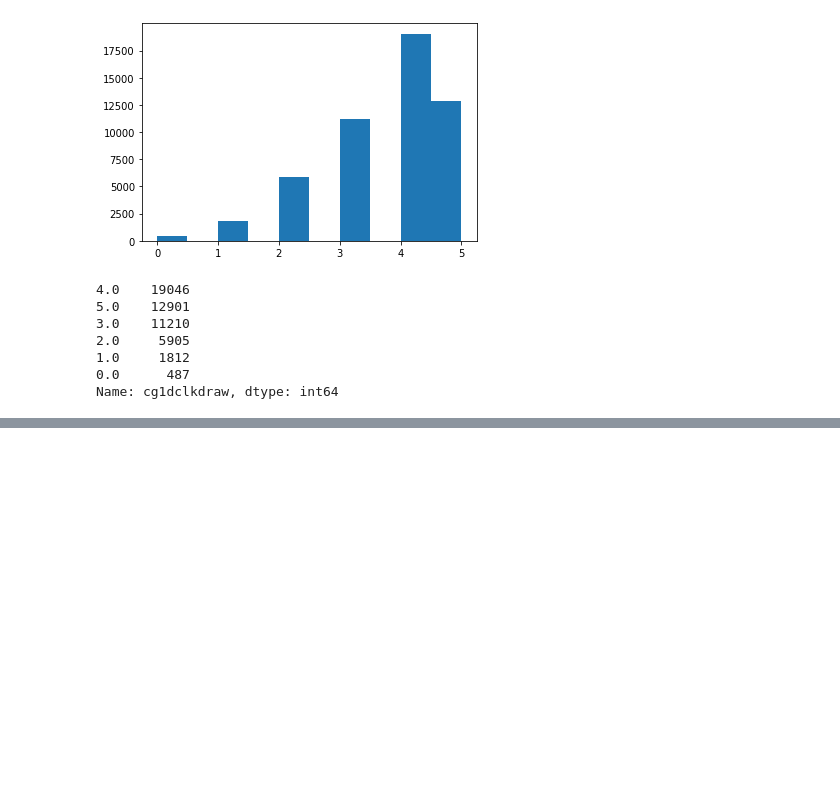
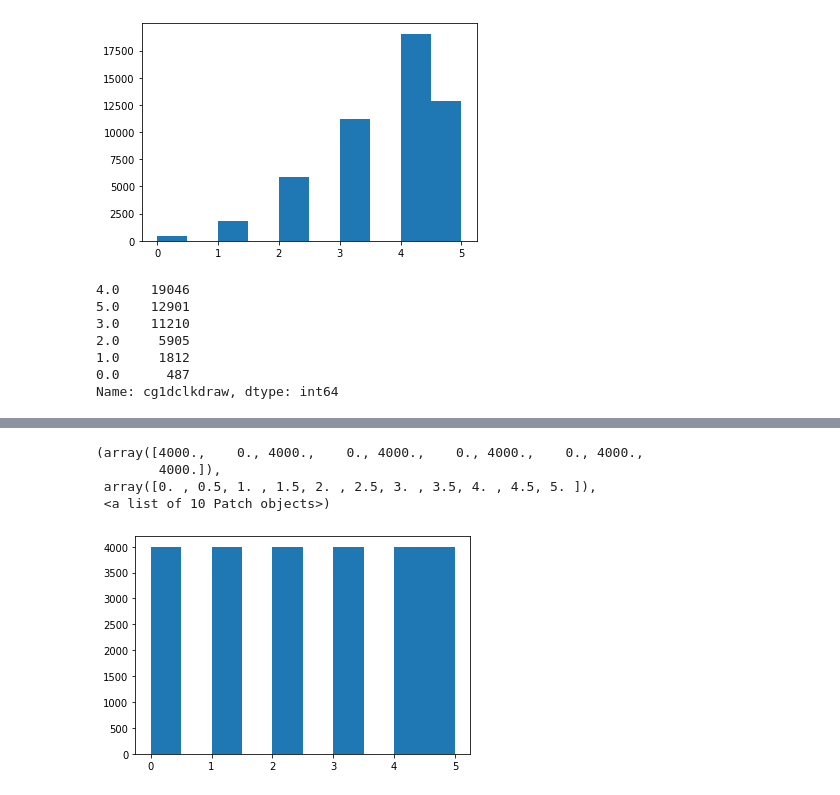
Before and after one commit to ian-byrne/MADSmilestone2, a Jupyter notebook: Labeling/Cleaning_labeling.ipynb, the cells around one changed output, grey strips where cells are left out. Saved outputs shown, nothing was run; the diff lists cells and outputs as text; code cells hidden in the pictures; blank space fills up the shorter version.

```diff
--- a/Labeling/Cleaning_labeling.ipynb
+++ b/Labeling/Cleaning_labeling.ipynb
@@ -748,0 +760,16 @@ train, val, test = split_data(score_df, 0.1, .5)
+# %%
+train_zero_samp = train[train['cg1dclkdraw'] == 0.].sample(n = 4000, replace = True, random_state = 42)
+train_one_samp = train[train['cg1dclkdraw'] == 1.].sample(n = 4000, replace = True, random_state = 42)
+train_two_samp = train[train['cg1dclkdraw'] == 2.].sample(n = 4000, random_state = 42)
+train_thre_samp = train[train['cg1dclkdraw'] == 3.].sample(n = 4000, random_state = 42)
+train_fr_samp = train[train['cg1dclkdraw'] == 4.].sample(n = 4000, random_state = 42)
+train_fv_samp = train[train['cg1dclkdraw'] == 5.].sample(n = 4000, random_state = 42)
+balanced_train = train_zero_samp.append(train_one_samp).append(train_two_samp).append(train_thre_samp).append(train_fr_samp).append(train_fv_samp)
+
+plt.hist(balanced_train.cg1dclkdraw)
+# %% [output]
+(array([4000.,    0., 4000.,    0., 4000.,    0., 4000.,    0., 4000.,
+        4000.]),
+ array([0. , 0.5, 1. , 1.5, 2. , 2.5, 3. , 3.5, 4. , 4.5, 5. ]),
+ <a list of 10 Patch objects>)
+[figure, added]
```
Also changed, not shown: parts of 9 cells of this notebook.
